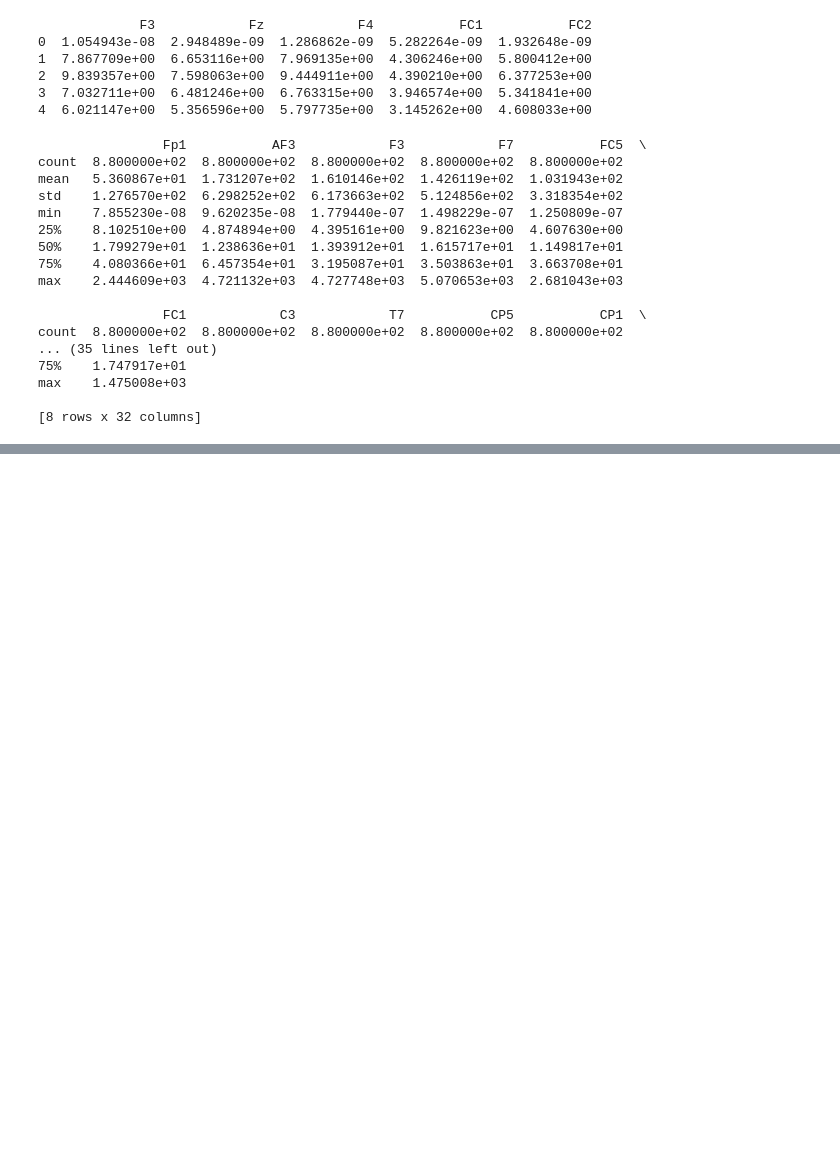
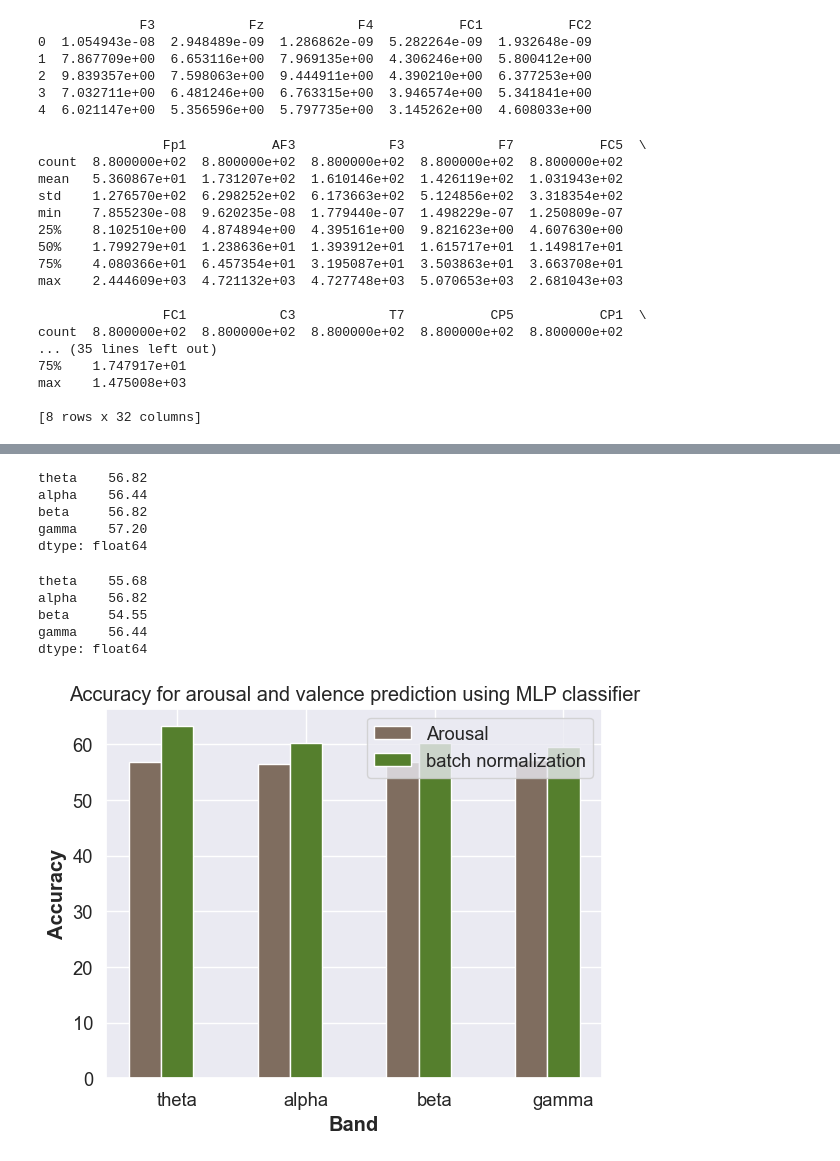
Before and after one commit to PatidarRitesh/Computational_Neuroscience_Project, a Jupyter notebook: EmotionRecognition_Deap.ipynb, the cells around one changed output, grey strips where cells are left out. Saved outputs shown, nothing was run; the diff lists cells and outputs as text; code cells hidden in the pictures; blank space fills up the shorter version.

```diff
--- a/EmotionRecognition_Deap.ipynb
+++ b/EmotionRecognition_Deap.ipynb
@@ -616,0 +1034,6 @@ print(df_gamma[parietal].head(5))
+# %%
+# get max accuracy for each band for arousal row wise
+max_acc_a = df_band_acc_a.apply(lambda s: s.abs()).max(axis=1)*100
+
+# get max accuracy for each band for valence row wise
+max_acc_v = df_band_acc_v.apply(lambda s: s.abs()).max(axis=1)*100
@@ -616,0 +1056,5 @@ print(df_gamma[parietal].head(5))
+# %%
+def get_acuracy(band,channel,label,clf):
+    y_test,y_pred=run_model(band,channel,label,clf)
+
+    return np.round(accuracy_score(y_test, y_pred)*100,2)
@@ -616,0 +1103,4 @@ print(df_gamma[parietal].head(5))
+# %%
+# for arousal prediction accuracy
+band_acc_a_mlp = print_accuracy("arousal","MLP")
+band_acc_v_mlp = print_accuracy("valence","MLP")
@@ -616,0 +1141,50 @@ print(df_gamma[parietal].head(5))
+# %%
+# get max accuracy for arousal for each band
+
+max_acc_a_mlp = band_acc_a_mlp.apply(lambda s: s.abs()).max(axis=1)
+max_acc_a_mlp
+# %% [output]
+theta    56.82
+alpha    56.44
+beta     56.82
+gamma    57.20
+dtype: float64
+# %%
+# get max accuracy for valence for each band
+
+max_acc_v_mlp = band_acc_v_mlp.apply(lambda s: s.abs()).max(axis=1)
+max_acc_v_mlp
+# %% [output]
+theta    55.68
+alpha    56.82
+beta     54.55
+gamma    56.44
+dtype: float64
+# %%
+# plot a side by side bar graph for arousal and valence accuracy for each band
+
+# set width of bar
+barWidth = 0.25
+
+# set height of bar
+bars1 = max_acc_a_mlp
+bars2 = max_acc_a
+
+# Set position of bar on X axis
+r1 = np.arange(len(bars1))
+r2 = [x + barWidth for x in r1]
+
+
+# Make the plot
+plt.bar(r1, bars1, color='#7f6d5f', width=barWidth, edgecolor='white', label='Arousal')
+plt.bar(r2, bars2, color='#557f2d', width=barWidth, edgecolor='white', label='batch normalization')
+
+# Add xticks on the middle of the group bars
+plt.xlabel('Band', fontweight='bold')
+plt.xticks([r + barWidth for r in range(len(bars1))], band_names)
+plt.ylabel('Accuracy', fontweight='bold')
+plt.title("Accuracy for arousal and valence prediction using MLP classifier")
+plt.legend()
+plt.show()
+# %% [output]
+[figure, added]
```
Also changed, not shown: parts of 54 cells of this notebook.
